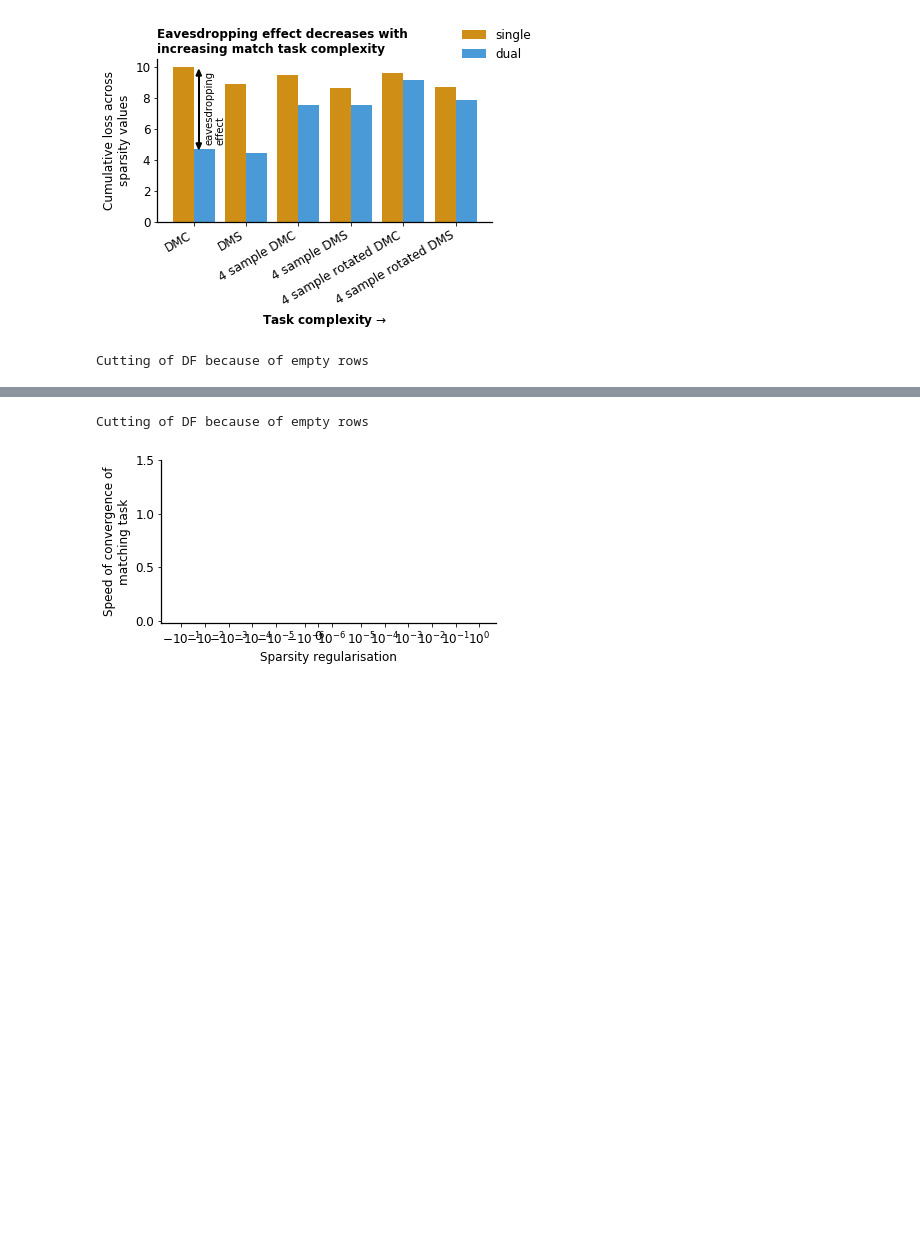
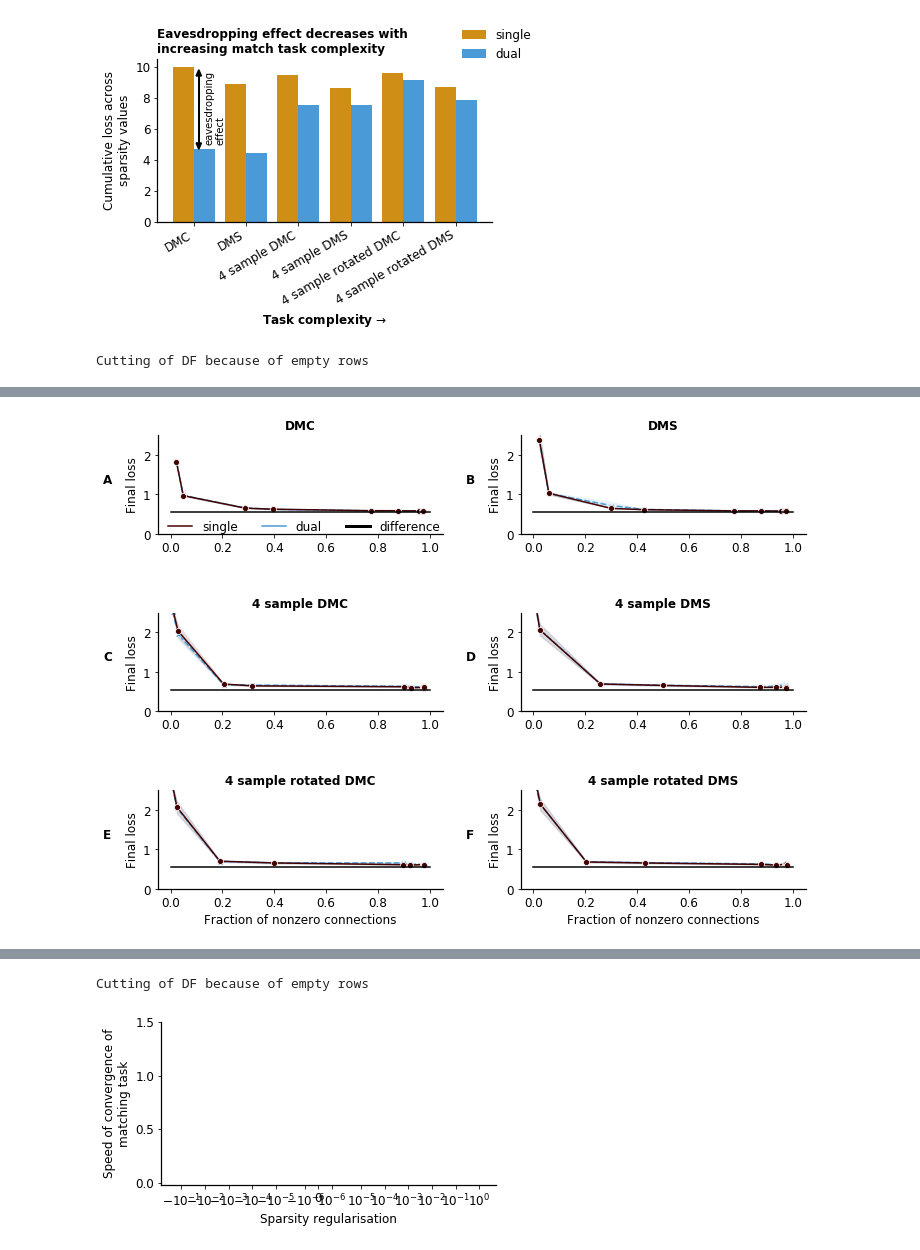
Before and after one commit to vdplasthijs/eavesdropping, a Jupyter notebook: multitasking learning for recurrent nets.ipynb, the cells around one changed output, grey strips where cells are left out. Saved outputs shown, nothing was run; the diff lists cells and outputs as text; code cells hidden in the pictures; blank space fills up the shorter version.

Commit message:
prediction loss supp

```diff
--- a/multitasking learning for recurrent nets.ipynb
+++ b/multitasking learning for recurrent nets.ipynb
@@ -715,0 +727,70 @@ tmp_df[[x[:4] == 'pred' for x in tmp_df['loss_comp']]].groupby(['task', 'nature_
+# %%
+fig = plt.figure(constrained_layout=False, figsize=(9, 7))
+gs_left = fig.add_gridspec(ncols=1, nrows=3, bottom=0.05, top=0.95, left=0, right=0.44, wspace=0.7, hspace=0.8)
+gs_right = fig.add_gridspec(ncols=1, nrows=3, bottom=0.05, top=0.95, left=0.56, right=1, wspace=0.7, hspace=0.8)
+
+ax_left, ax_right = {}, {}
+for ii in range(3):
+    ax_left[ii] = fig.add_subplot(gs_left[ii])
+    ax_right[ii] = fig.add_subplot(gs_right[ii])
+
+method = 'final_loss'
+save_fig = False
+plot_nz_axis = True
+
+
+i_plot = 0
+for type_task in ['dmc', 'dmrc', 'dms', 'dmrs']:
+    for nature_stim in ['onehot', 'periodic']:
+        if nature_stim == 'onehot':
+            if 'r' in type_task:
+                continue
+        if i_plot < 3:
+            curr_ax = ax_left[i_plot]
+        else:
+            curr_ax = ax_right[int(i_plot - 3)]
+
+        if plot_nz_axis:
+            nz_df, _, __ = ru.create_nonzero_mapping_df(type_task=type_task, nature_stim=nature_stim)
+        else:
+            nz_df = None
+        df = prm.plot_learning_efficiency(plot_difference=False, method=method,
+                                        task_list=[type_task], nature_stim_list=[nature_stim], ax=curr_ax,
+                                        plot_custom_legend=bool_diff if i_plot == 0 else False,
+                                        leg_anchor=(0, 0.25), leg_cols=3,
+                                        new_x_axis_df=nz_df, plot_pred_only=True)
+
+        if 'c' in type_task:
+            str_dom = 'DMC'
+        else:
+            str_dom = 'DMS'
+        if 'r' in type_task:
+            str_task = 'rotated '
+        else:
+            str_task = ''
+        if nature_stim == 'onehot':
+            str_samp = ''
+        else:
+            str_samp = '4 sample '
+        # curr_ax.set_title(f'{str_task}, {str_samp},\n{str_dom}', loc='left', fontdict={'weight': 'bold'})
+
+        curr_ax.set_title(f'{str_samp}{str_task}{str_dom}', fontdict={'weight': 'bold'})
+        i_plot += 1
+
+letters = ['A', 'B', 'C', 'D', 'E' ,'F']
+i_let = 0
+for ii in range(3):
+    for axx in [ax_left, ax_right]:
+        axx[ii].set_ylabel('Final loss')
+        if ii < 2:
+            axx[ii].set_xlabel('')
+        axx[ii].set_ylim([0, 2.5])
+        axx[ii].plot([0, 1 if plot_nz_axis else 0.1], [0.55, 0.55], c='k')
+        axx[ii].text(s=letters[i_let], x=-0.26 if plot_nz_axis else -4e-6, y=1.3, fontdict={'weight': 'bold'})
+        i_let += 1
+if save_fig:
+    if method == 'final_loss':
+        plt.savefig('figures/nips/fig3_other-tasks.pdf', bbox_inches='tight')
+    elif method == 'integral':
+        plt.savefig('figures/nips/fig3-supp_other-tasks__integral.pdf', bbox_inches='tight')
+# %% [output]
@@ -715,0 +814 @@ tmp_df[[x[:4] == 'pred' for x in tmp_df['loss_comp']]].groupby(['task', 'nature_
+[figure, added]
```
Also changed, not shown: parts of 5 cells of this notebook, 3 other files.
